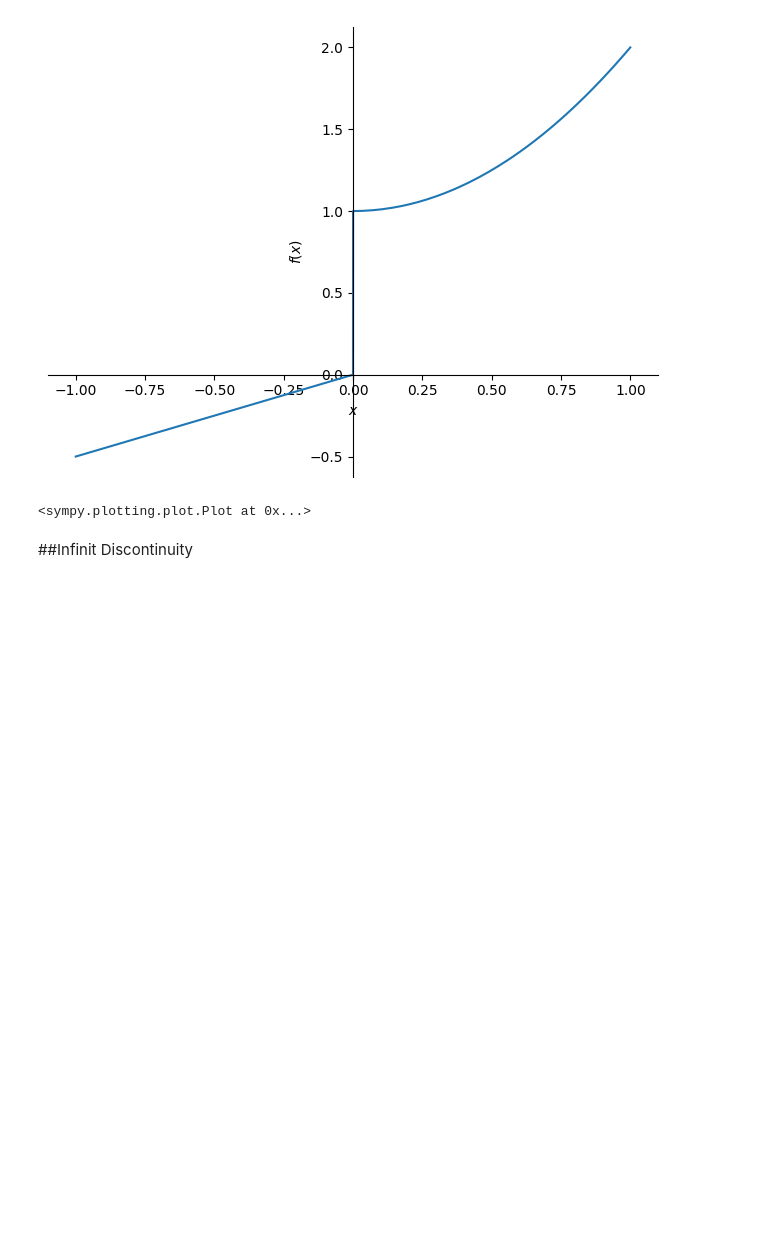
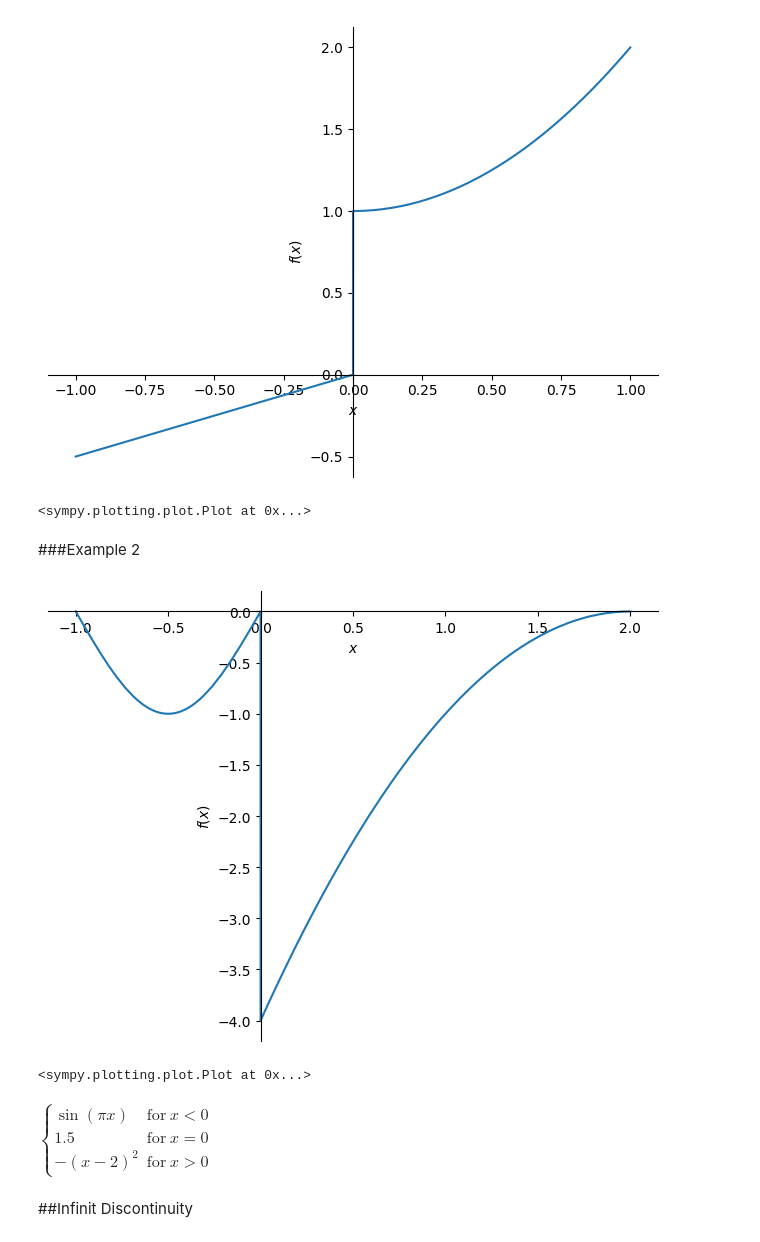
Before and after one commit to Metallicode/Math, a Jupyter notebook: Discontinuous_Functions.ipynb, the cells around one changed output. Cells and saved outputs as stored; diff of their text form; code cells hidden in the pictures; blank space fills up the shorter version.

```diff
--- a/Discontinuous_Functions.ipynb
+++ b/Discontinuous_Functions.ipynb
@@ -24,6 +24,22 @@ sym.plot(f_x, (x, -1, 1))
 # %% [output]
 [figure]
 <sympy.plotting.plot.Plot at 0x...>
+# %% [markdown]
+###Example 2
+# %%
+p_1 = sym.sin(x*sym.pi)
+p_2 = 1.5
+p_3 = -(x-2)**2
+
+f_x = sym.Piecewise((p_1, x<0),(p_2,sym.Eq(x, 0)), (p_3,x>0))
+sym.plot(f_x, (x, -1, 2))
+# %% [output]
+[figure, added]
+<sympy.plotting.plot.Plot at 0x...>
+# %%
+f_x
+# %% [output]
+$\displaystyle \begin{cases} \sin{\left(\pi x \right)} & \text{for}\: x < 0 \\1.5 & \text{for}\: x = 0 \\- \left(x - 2\right)^{2} & \text{for}\: x > 0 \end{cases}$
 # %% [markdown]
 ##Infinit Discontinuity
 # %%
```
Also changed, not shown: parts of 4 cells of this notebook.
